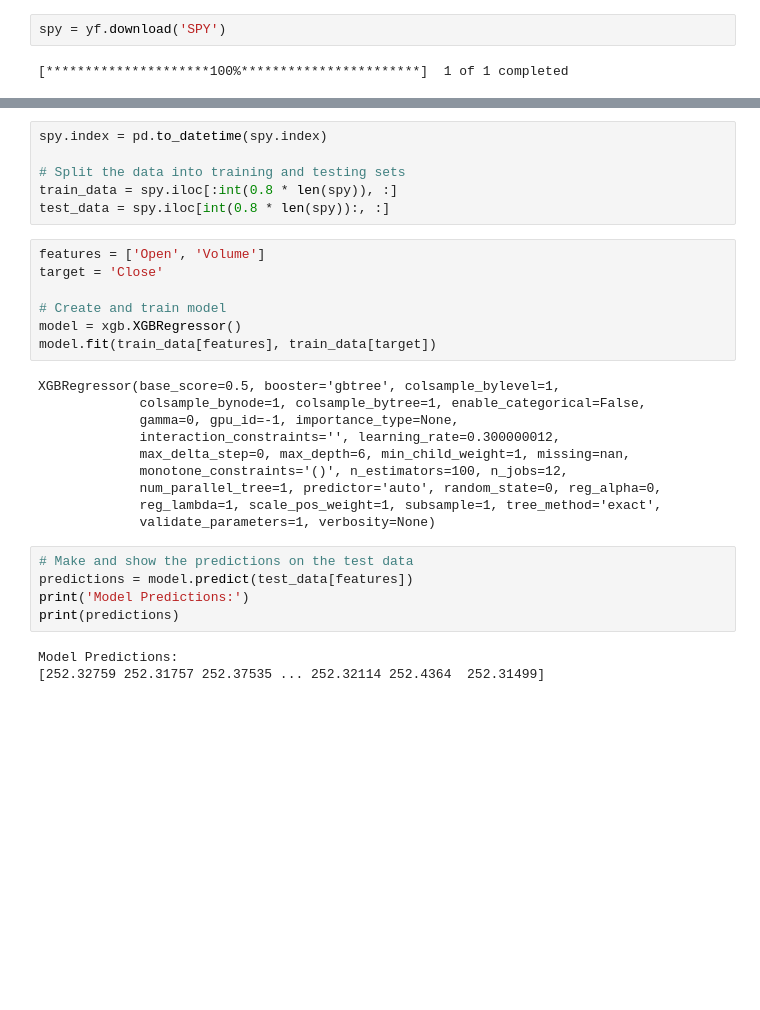
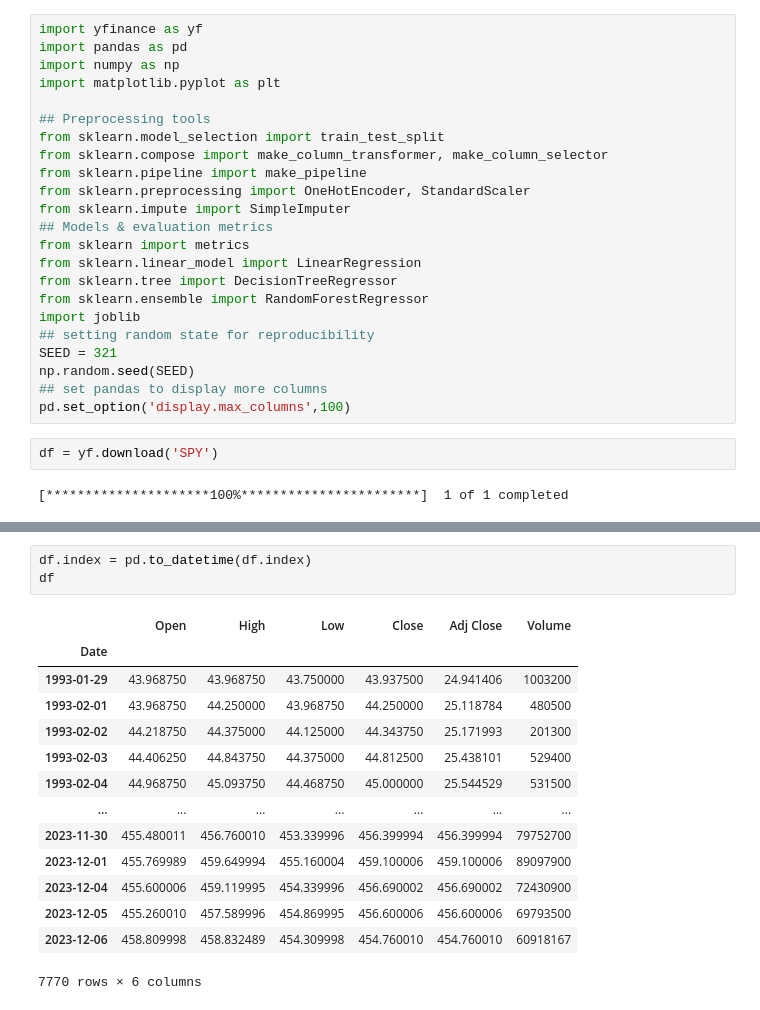
Before and after one commit to chrishunt11/Algorithmic_Trading_Python, a Jupyter notebook: Stock Predictions.ipynb, the cells around one changed output, grey strips where cells are left out. Drawn from its saved outputs; the diff is of its cells as text; blank space fills up the shorter version.

```diff
--- a/Stock Predictions.ipynb
+++ b/Stock Predictions.ipynb
@@ -10,4 +5,27 @@ import xgboost as xgb
+# %%
+import yfinance as yf
+import pandas as pd
+import numpy as np
+import matplotlib.pyplot as plt
+
+## Preprocessing tools
+from sklearn.model_selection import train_test_split
+from sklearn.compose import make_column_transformer, make_column_selector
+from sklearn.pipeline import make_pipeline
+from sklearn.preprocessing import OneHotEncoder, StandardScaler
+from sklearn.impute import SimpleImputer
+## Models & evaluation metrics
+from sklearn import metrics
+from sklearn.linear_model import LinearRegression
+from sklearn.tree import DecisionTreeRegressor
+from sklearn.ensemble import RandomForestRegressor
+import joblib
+## setting random state for reproducibility
+SEED = 321
+np.random.seed(SEED)
+## set pandas to display more columns
+pd.set_option('display.max_columns',100)
 # %%
-spy = yf.download('SPY')
+df = yf.download('SPY')
 # %% [output]
 [*********************100%***********************]  1 of 1 completed
@@ -31,31 +32,18 @@ spy
-# %%
-spy.index = pd.to_datetime(spy.index)
-
-# Split the data into training and testing sets
-train_data = spy.iloc[:int(0.8 * len(spy)), :]
-test_data = spy.iloc[int(0.8 * len(spy)):, :]
-# %%
-features = ['Open', 'Volume']
-target = 'Close'
-
-# Create and train model
-model = xgb.XGBRegressor()
-model.fit(train_data[features], train_data[target])
-# %% [output]
-XGBRegressor(base_score=0.5, booster='gbtree', colsample_bylevel=1,
-             colsample_bynode=1, colsample_bytree=1, enable_categorical=False,
-             gamma=0, gpu_id=-1, importance_type=None,
-             interaction_constraints='', learning_rate=0.300000012,
-             max_delta_step=0, max_depth=6, min_child_weight=1, missing=nan,
-             monotone_constraints='()', n_estimators=100, n_jobs=12,
-             num_parallel_tree=1, predictor='auto', random_state=0, reg_alpha=0,
-             reg_lambda=1, scale_pos_weight=1, subsample=1, tree_method='exact',
-             validate_parameters=1, verbosity=None)
-# %%
-# Make and show the predictions on the test data
-predictions = model.predict(test_data[features])
-print('Model Predictions:')
-print(predictions)
-# %% [output]
-Model Predictions:
-[252.32759 252.31757 252.37535 ... 252.32114 252.4364  252.31499]
+# %%
+df.index = pd.to_datetime(df.index)
+df
+# %% [output]
+|  | Open | High | Low | Close | Adj Close | Volume |
+| Date |  |  |  |  |  |  |
+| 1993-01-29 | 43.968750 | 43.968750 | 43.750000 | 43.937500 | 24.941406 | 1003200 |
+| 1993-02-01 | 43.968750 | 44.250000 | 43.968750 | 44.250000 | 25.118784 | 480500 |
+| 1993-02-02 | 44.218750 | 44.375000 | 44.125000 | 44.343750 | 25.171993 | 201300 |
+| 1993-02-03 | 44.406250 | 44.843750 | 44.375000 | 44.812500 | 25.438101 | 529400 |
+| 1993-02-04 | 44.968750 | 45.093750 | 44.468750 | 45.000000 | 25.544529 | 531500 |
+| ... | ... | ... | ... | ... | ... | ... |
+| 2023-11-30 | 455.480011 | 456.760010 | 453.339996 | 456.399994 | 456.399994 | 79752700 |
+| 2023-12-01 | 455.769989 | 459.649994 | 455.160004 | 459.100006 | 459.100006 | 89097900 |
+| 2023-12-04 | 455.600006 | 459.119995 | 454.339996 | 456.690002 | 456.690002 | 72430900 |
+| 2023-12-05 | 455.260010 | 457.589996 | 454.869995 | 456.600006 | 456.600006 | 69793500 |
+| 2023-12-06 | 458.809998 | 458.832489 | 454.309998 | 454.760010 | 454.760010 | 60918167 |
+7770 rows × 6 columns
```
Also changed, not shown: parts of 30 cells of this notebook, 1 other file.
